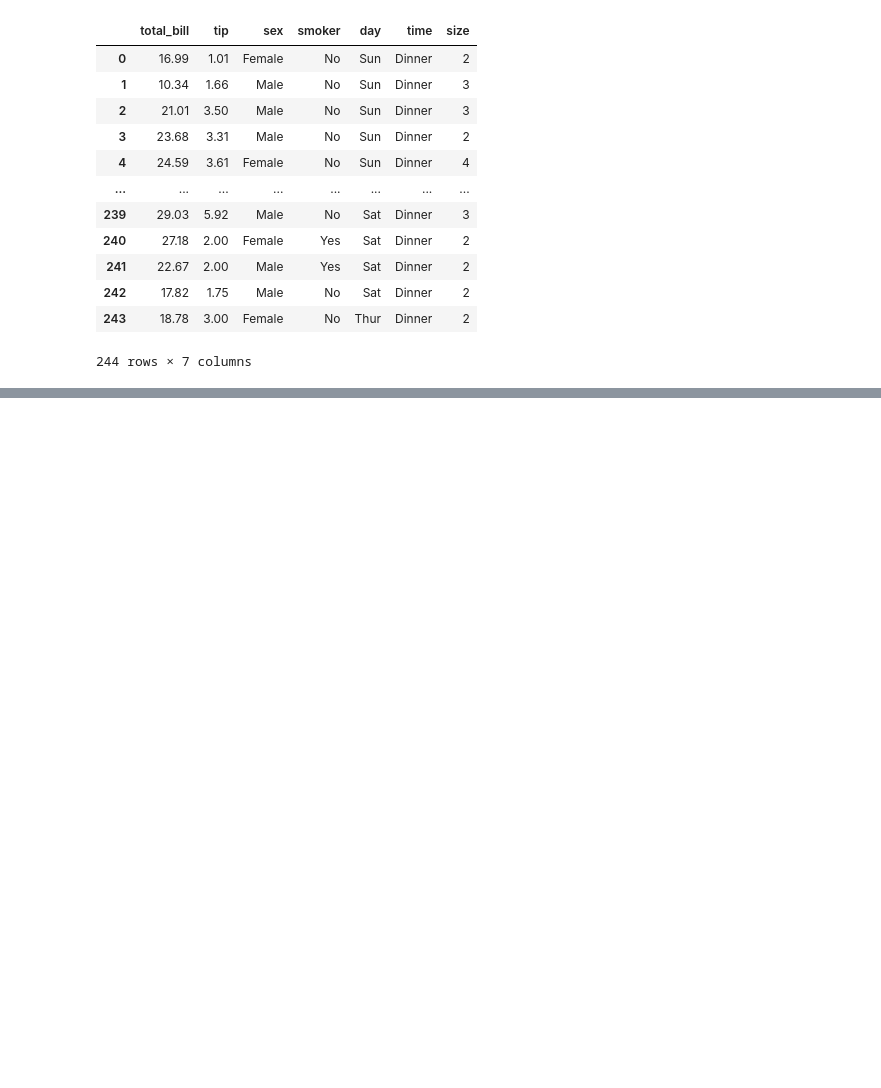
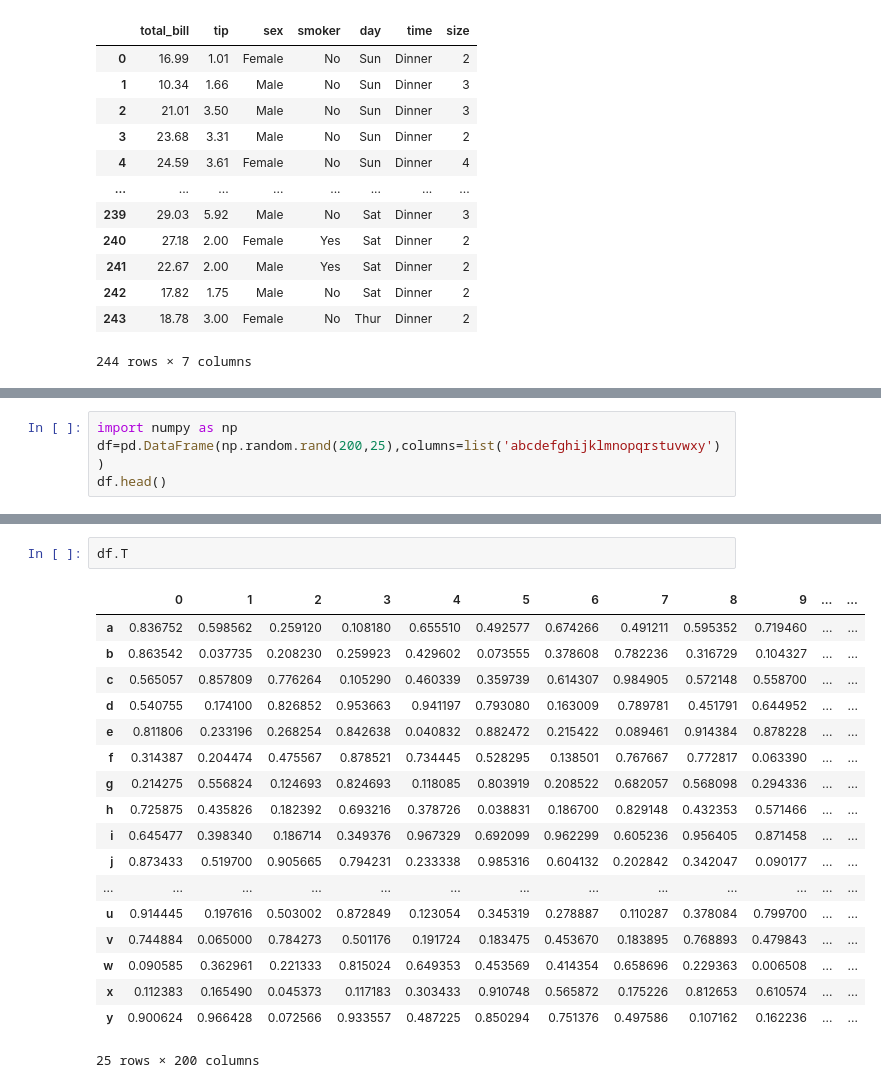
Before and after one commit to adeelshah41/Getting-Started-with-Pandas, a Jupyter notebook: pandas.ipynb, the cells around one changed output, grey strips where cells are left out. Drawn from its saved outputs; the diff is of its cells as text; blank space fills up the shorter version.

```diff
--- a/pandas.ipynb
+++ b/pandas.ipynb
@@ -73,0 +675,4 @@ df
+# %%
+import numpy as np
+df=pd.DataFrame(np.random.rand(200,25),columns=list('abcdefghijklmnopqrstuvwxy'))
+df.head()
@@ -73,0 +687,21 @@ df
+# %%
+df.T
+# %% [output]
+|  | 0 | 1 | 2 | 3 | 4 | 5 | 6 | 7 | 8 | 9 | ... | ... |
+| a | 0.836752 | 0.598562 | 0.259120 | 0.108180 | 0.655510 | 0.492577 | 0.674266 | 0.491211 | 0.595352 | 0.719460 | ... | ... |
+| b | 0.863542 | 0.037735 | 0.208230 | 0.259923 | 0.429602 | 0.073555 | 0.378608 | 0.782236 | 0.316729 | 0.104327 | ... | ... |
+| c | 0.565057 | 0.857809 | 0.776264 | 0.105290 | 0.460339 | 0.359739 | 0.614307 | 0.984905 | 0.572148 | 0.558700 | ... | ... |
+| d | 0.540755 | 0.174100 | 0.826852 | 0.953663 | 0.941197 | 0.793080 | 0.163009 | 0.789781 | 0.451791 | 0.644952 | ... | ... |
+| e | 0.811806 | 0.233196 | 0.268254 | 0.842638 | 0.040832 | 0.882472 | 0.215422 | 0.089461 | 0.914384 | 0.878228 | ... | ... |
+| f | 0.314387 | 0.204474 | 0.475567 | 0.878521 | 0.734445 | 0.528295 | 0.138501 | 0.767667 | 0.772817 | 0.063390 | ... | ... |
+| g | 0.214275 | 0.556824 | 0.124693 | 0.824693 | 0.118085 | 0.803919 | 0.208522 | 0.682057 | 0.568098 | 0.294336 | ... | ... |
+| h | 0.725875 | 0.435826 | 0.182392 | 0.693216 | 0.378726 | 0.038831 | 0.186700 | 0.829148 | 0.432353 | 0.571466 | ... | ... |
+| i | 0.645477 | 0.398340 | 0.186714 | 0.349376 | 0.967329 | 0.692099 | 0.962299 | 0.605236 | 0.956405 | 0.871458 | ... | ... |
+| j | 0.873433 | 0.519700 | 0.905665 | 0.794231 | 0.233338 | 0.985316 | 0.604132 | 0.202842 | 0.342047 | 0.090177 | ... | ... |
+| ... | ... | ... | ... | ... | ... | ... | ... | ... | ... | ... | ... | ... |
+| u | 0.914445 | 0.197616 | 0.503002 | 0.872849 | 0.123054 | 0.345319 | 0.278887 | 0.110287 | 0.378084 | 0.799700 | ... | ... |
+| v | 0.744884 | 0.065000 | 0.784273 | 0.501176 | 0.191724 | 0.183475 | 0.453670 | 0.183895 | 0.768893 | 0.479843 | ... | ... |
+| w | 0.090585 | 0.362961 | 0.221333 | 0.815024 | 0.649353 | 0.453569 | 0.414354 | 0.658696 | 0.229363 | 0.006508 | ... | ... |
+| x | 0.112383 | 0.165490 | 0.045373 | 0.117183 | 0.303433 | 0.910748 | 0.565872 | 0.175226 | 0.812653 | 0.610574 | ... | ... |
+| y | 0.900624 | 0.966428 | 0.072566 | 0.933557 | 0.487225 | 0.850294 | 0.751376 | 0.497586 | 0.107162 | 0.162236 | ... | ... |
+25 rows × 200 columns
```
Also changed, not shown: parts of 82 cells of this notebook.
